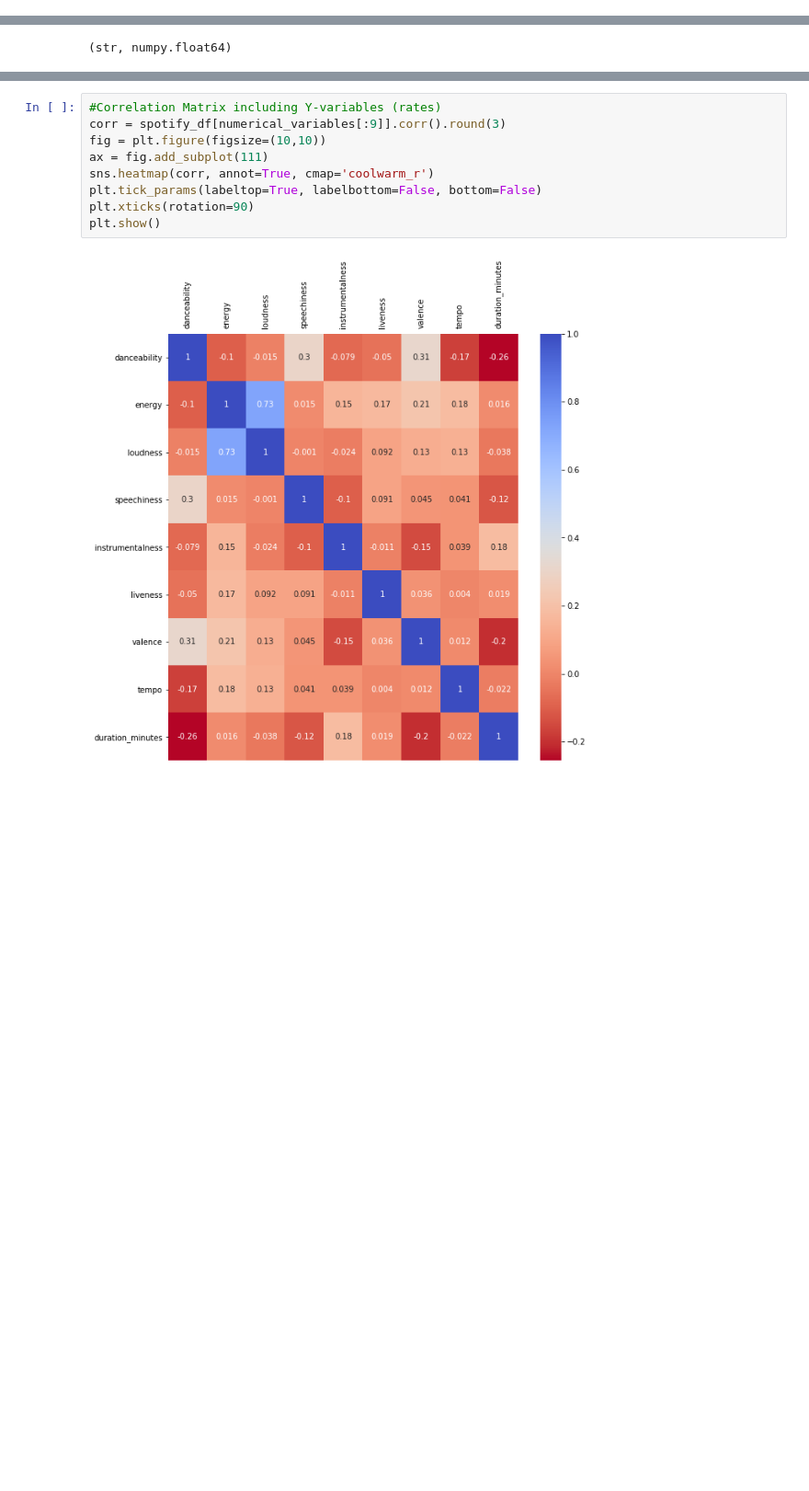
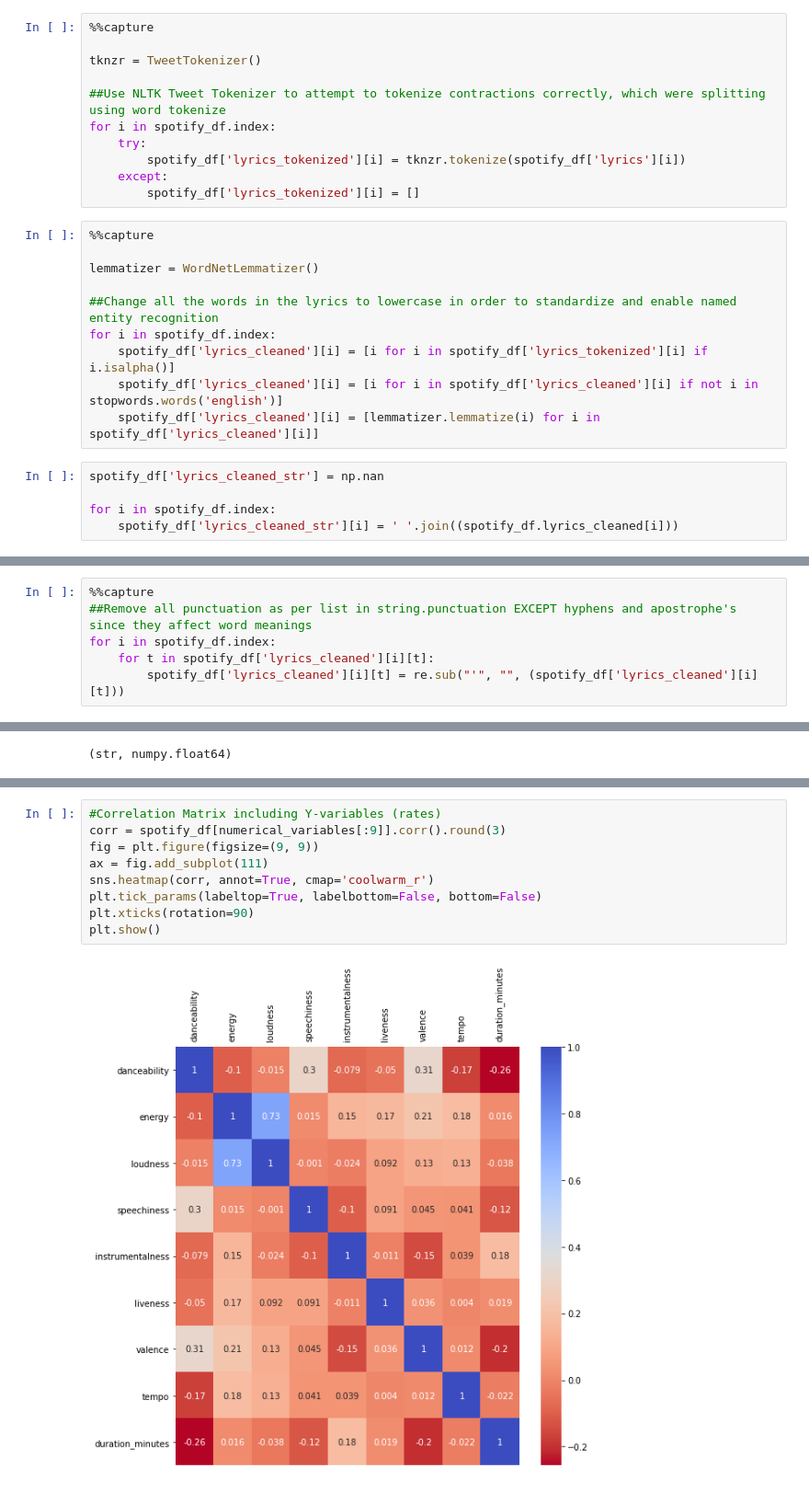
Before and after one commit to vsraja3/Springboard-Capstone-2, a Jupyter notebook: Capstone 2 - EDA & Statistical Analysis.ipynb, the cells around one changed output, grey strips where cells are left out. Shown at 92% size. Saved outputs shown, nothing was run; the diff lists cells and outputs as text; blank space fills up the shorter version.

```diff
--- a/Capstone 2 - EDA & Statistical Analysis.ipynb
+++ b/Capstone 2 - EDA & Statistical Analysis.ipynb
@@ -18,3 +22,29 @@ import matplotlib.pyplot as plt
 # %%
 #Read in dataframe from Spotify Data Extraction section containing musical attributes
 spotify_df = pd.read_csv('spotify_genre_df_cleaned3.csv')
+# %%
+%%capture
+
+tknzr = TweetTokenizer()
+
+##Use NLTK Tweet Tokenizer to attempt to tokenize contractions correctly, which were splitting using word tokenize
+for i in spotify_df.index:
+    try:
+        spotify_df['lyrics_tokenized'][i] = tknzr.tokenize(spotify_df['lyrics'][i])
+    except:
+        spotify_df['lyrics_tokenized'][i] = []
+# %%
+%%capture
+
+lemmatizer = WordNetLemmatizer()
+
+##Change all the words in the lyrics to lowercase in order to standardize and enable named entity recognition
+for i in spotify_df.index:
+    spotify_df['lyrics_cleaned'][i] = [i for i in spotify_df['lyrics_tokenized'][i] if i.isalpha()]
+    spotify_df['lyrics_cleaned'][i] = [i for i in spotify_df['lyrics_cleaned'][i] if not i in stopwords.words('english')]
+    spotify_df['lyrics_cleaned'][i] = [lemmatizer.lemmatize(i) for i in spotify_df['lyrics_cleaned'][i]]
+# %%
+spotify_df['lyrics_cleaned_str'] = np.nan
+
+for i in spotify_df.index:
+    spotify_df['lyrics_cleaned_str'][i] = ' '.join((spotify_df.lyrics_cleaned[i]))
@@ -20,0 +60,6 @@ spotify_df = pd.read_csv('spotify_genre_df_cleaned3.csv')
+# %%
+%%capture
+##Remove all punctuation as per list in string.punctuation EXCEPT hyphens and apostrophe's since they affect word meanings
+for i in spotify_df.index:
+    for t in spotify_df['lyrics_cleaned'][i][t]:
+        spotify_df['lyrics_cleaned'][i][t] = re.sub("'", "", (spotify_df['lyrics_cleaned'][i][t]))
@@ -233,11 +288,11 @@ plt.show()
 # %%
 #Correlation Matrix including Y-variables (rates)
 corr = spotify_df[numerical_variables[:9]].corr().round(3)
-fig = plt.figure(figsize=(10,10))
+fig = plt.figure(figsize=(9, 9))
 ax = fig.add_subplot(111)
 sns.heatmap(corr, annot=True, cmap='coolwarm_r')
 plt.tick_params(labeltop=True, labelbottom=False, bottom=False)
 plt.xticks(rotation=90)
 plt.show()
 # %% [output]
-[figure, old version]
+[figure, new version]
```
Also changed, not shown: parts of 26 cells of this notebook.
